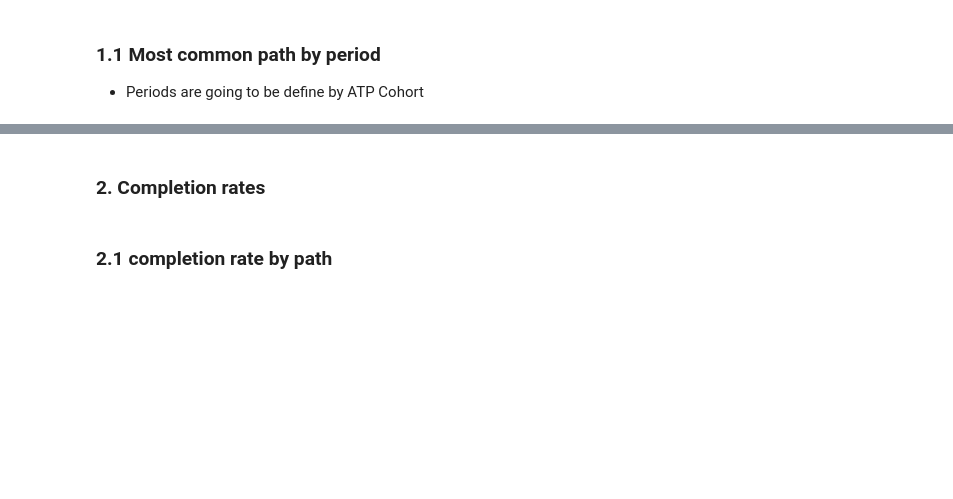
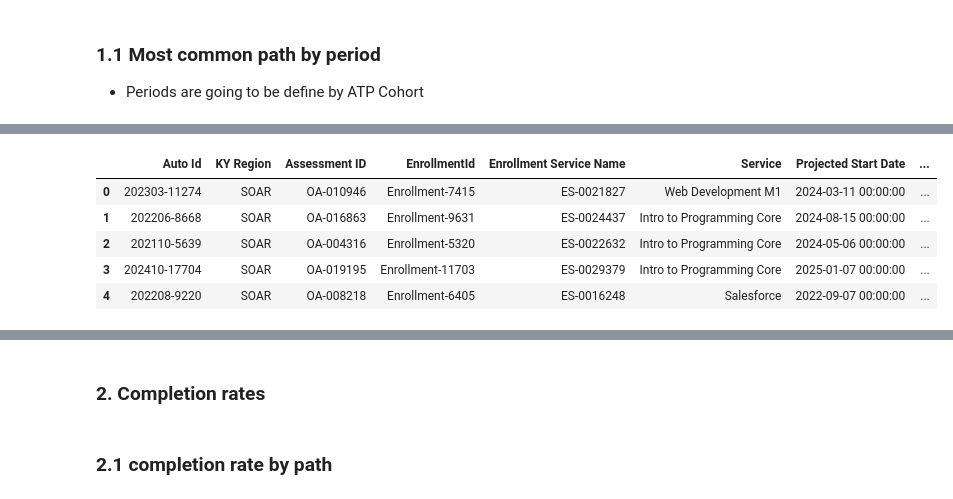
Before and after one commit to dmorton714/CodeYouDataProject, a Jupyter notebook: historical_student_data_dashboards.ipynb, the cells around one changed output, grey strips where cells are left out. Cells and saved outputs as stored; diff of their text form; code cells hidden in the pictures; blank space fills up the shorter version.

```diff
--- a/historical_student_data_dashboards.ipynb
+++ b/historical_student_data_dashboards.ipynb
@@ -170,0 +144,28 @@ app.run(debug=True, port=8052)
+# %%
+# TODO: Finish tests
+def Test_Get_starting_pathways():
+    mock_data = pd.DataFrame(
+        {
+            'Auto Id': ['202303-11274', '202206-8668', '202110-5639', '202410-17704', '202208-9220'],
+            'KY Region': ['SOAR', 'SOAR', 'SOAR', 'SOAR', 'SOAR'],
+            'Assessment ID': ['OA-010946', 'OA-016863', 'OA-004316', 'OA-019195', 'OA-008218'],
+            'EnrollmentId': ['Enrollment-7415', 'Enrollment-9631', 'Enrollment-5320', 'Enrollment-11703', 'Enrollment-6405'],
+            'Enrollment Service Name': ['ES-0021827', 'ES-0024437', 'ES-0022632', 'ES-0029379', 'ES-0016248'],
+            'Service': ['Web Development M1', 'Intro to Programming Core', 'Intro to Programming Core', 'Intro to Programming Core', 'Salesforce'],
+            'Projected Start Date': ['2024-03-11 00:00:00', '2024-08-15 00:00:00', '2024-05-06 00:00:00', '2025-01-07 00:00:00', '2022-09-07 00:00:00'],
+            'Actual Start Date': ['2024-03-11 00:00:00', 'NA', '2024-05-06 00:00:00', '2025-01-13 00:00:00', 'NA'],
+            'Projected End Date': ['2024-04-12 00:00:00', 'NA', 'NA', '2025-02-18 00:00:00', 'NA'],
+            'Actual End Date': ['2024-04-12 00:00:00', '2024-09-29 00:00:00', '2024-06-28 00:00:00', '2025-02-04 00:00:00', '2022-11-18 00:00:00'],
+            'Outcome': ['Successfully Completed', 'Successfully Completed', 'Successfully Completed', 'Did Not Complete', 'Successfully Completed'],
+            'ATP Cohort': ['2024-01-01 00:00:00', '2024-08-01 00:00:00', '2024-05-01 00:00:00', '2025-01-01 00:00:00', '2022-09-01 00:00:00']
+        }
+    )
+    return mock_data
+Test_Get_starting_pathways()
+# %% [output]
+|  | Auto Id | KY Region | Assessment ID | EnrollmentId | Enrollment Service Name | Service | Projected Start Date | ... |
+| 0 | 202303-11274 | SOAR | OA-010946 | Enrollment-7415 | ES-0021827 | Web Development M1 | 2024-03-11 00:00:00 | ... |
+| 1 | 202206-8668 | SOAR | OA-016863 | Enrollment-9631 | ES-0024437 | Intro to Programming Core | 2024-08-15 00:00:00 | ... |
+| 2 | 202110-5639 | SOAR | OA-004316 | Enrollment-5320 | ES-0022632 | Intro to Programming Core | 2024-05-06 00:00:00 | ... |
+| 3 | 202410-17704 | SOAR | OA-019195 | Enrollment-11703 | ES-0029379 | Intro to Programming Core | 2025-01-07 00:00:00 | ... |
+| 4 | 202208-9220 | SOAR | OA-008218 | Enrollment-6405 | ES-0016248 | Salesforce | 2022-09-07 00:00:00 | ... |
```
Also changed, not shown: parts of 15 cells of this notebook.
